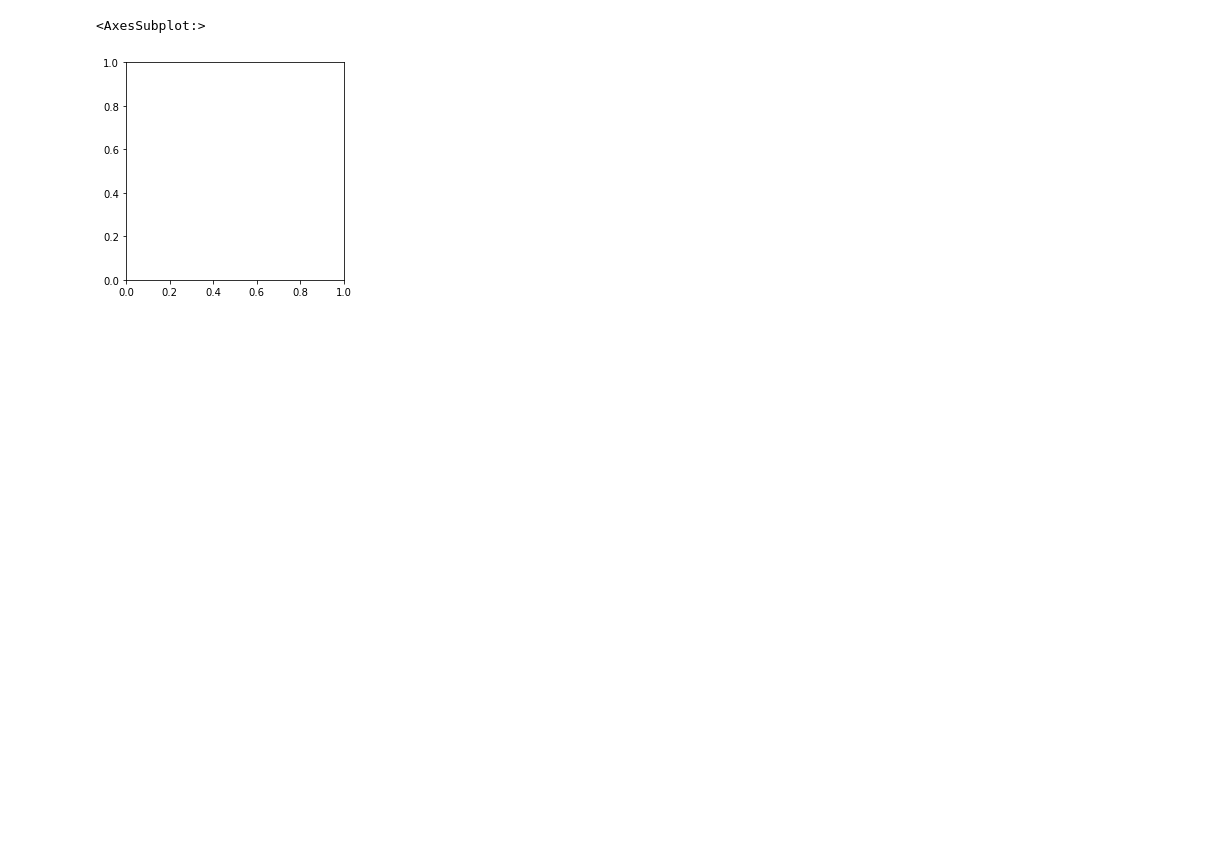
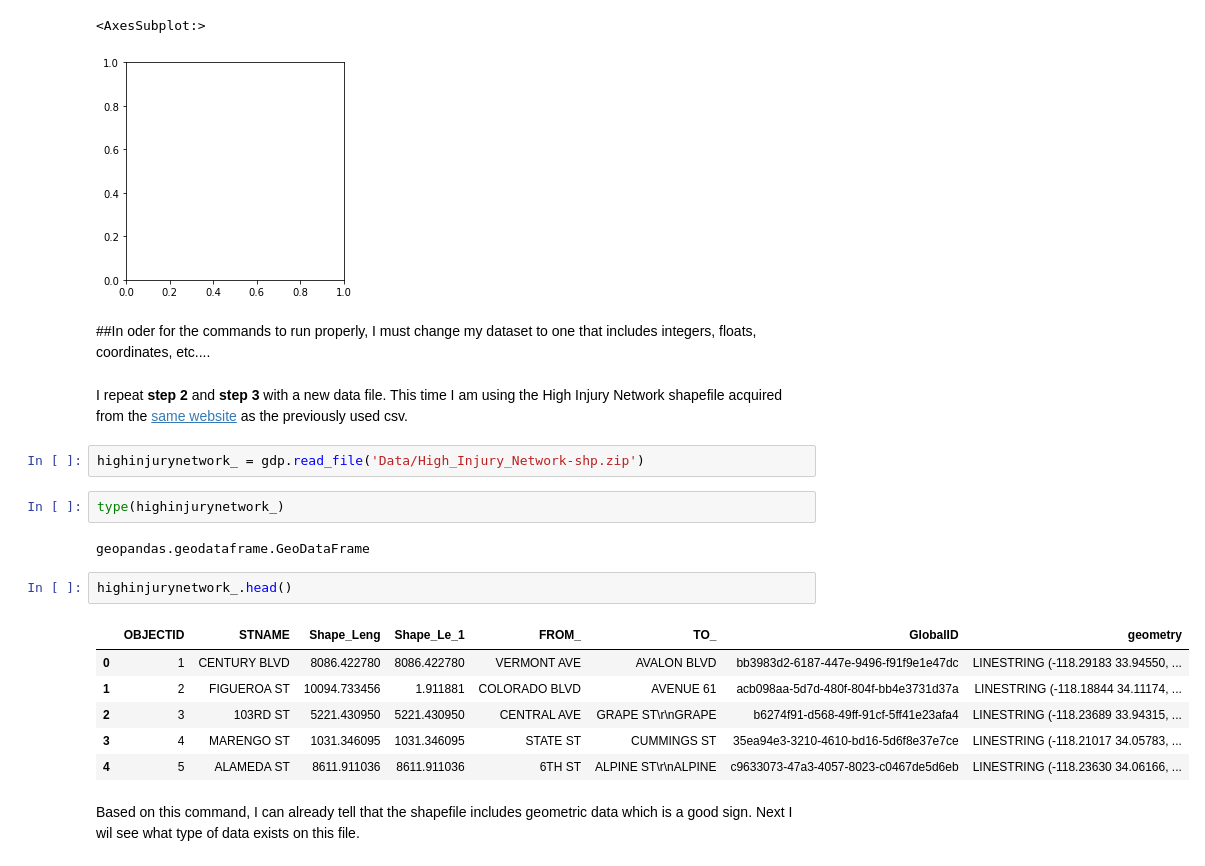
Before and after one commit to paotirado/up206-paola, a Jupyter notebook: Week 1/Week 1 assignement.ipynb, the cells around one changed output. Saved outputs shown, nothing was run; the diff lists cells and outputs as text; blank space fills up the shorter version.

```diff
--- a/Week 1/Week 1 assignement.ipynb
+++ b/Week 1/Week 1 assignement.ipynb
@@ -68,3 +68,24 @@ highinjurynetwork.plot()
 # %% [output]
 <AxesSubplot:>
 [figure]
+# %% [markdown]
+##In oder for the commands to run properly, I must change my dataset to one that includes integers, floats, coordinates, etc....
+# %% [markdown]
+I repeat **step 2** and **step 3** with a new data file. This time I am using the High Injury Network shapefile acquired from the [same website](https://geohub.lacity.org/datasets/ladot::high-injury-network-2/explore?location=34.019486%2C-118.405852%2C10.81) as the previously used csv.
+# %%
+highinjurynetwork_ = gdp.read_file('Data/High_Injury_Network-shp.zip')
+# %%
+type(highinjurynetwork_)
+# %% [output]
+geopandas.geodataframe.GeoDataFrame
+# %%
+highinjurynetwork_.head()
+# %% [output]
+|  | OBJECTID | STNAME | Shape_Leng | Shape_Le_1 | FROM_ | TO_ | GlobalID | geometry |
+| 0 | 1 | CENTURY BLVD | 8086.422780 | 8086.422780 | VERMONT AVE | AVALON BLVD | bb3983d2-6187-447e-9496-f91f9e1e47dc | LINESTRING (-118.29183 33.94550, ... |
+| 1 | 2 | FIGUEROA ST | 10094.733456 | 1.911881 | COLORADO BLVD | AVENUE 61 | acb098aa-5d7d-480f-804f-bb4e3731d37a | LINESTRING (-118.18844 34.11174, ... |
+| 2 | 3 | 103RD ST | 5221.430950 | 5221.430950 | CENTRAL AVE | GRAPE ST\r\nGRAPE | b6274f91-d568-49ff-91cf-5ff41e23afa4 | LINESTRING (-118.23689 33.94315, ... |
+| 3 | 4 | MARENGO ST | 1031.346095 | 1031.346095 | STATE ST | CUMMINGS ST | 35ea94e3-3210-4610-bd16-5d6f8e37e7ce | LINESTRING (-118.21017 34.05783, ... |
+| 4 | 5 | ALAMEDA ST | 8611.911036 | 8611.911036 | 6TH ST | ALPINE ST\r\nALPINE | c9633073-47a3-4057-8023-c0467de5d6eb | LINESTRING (-118.23630 34.06166, ... |
+# %% [markdown]
+Based on this command, I can already tell that the shapefile includes geometric data which is a good sign. Next I wil see what type of data exists on this file.
```
Also changed, not shown: parts of 7 cells of this notebook.
